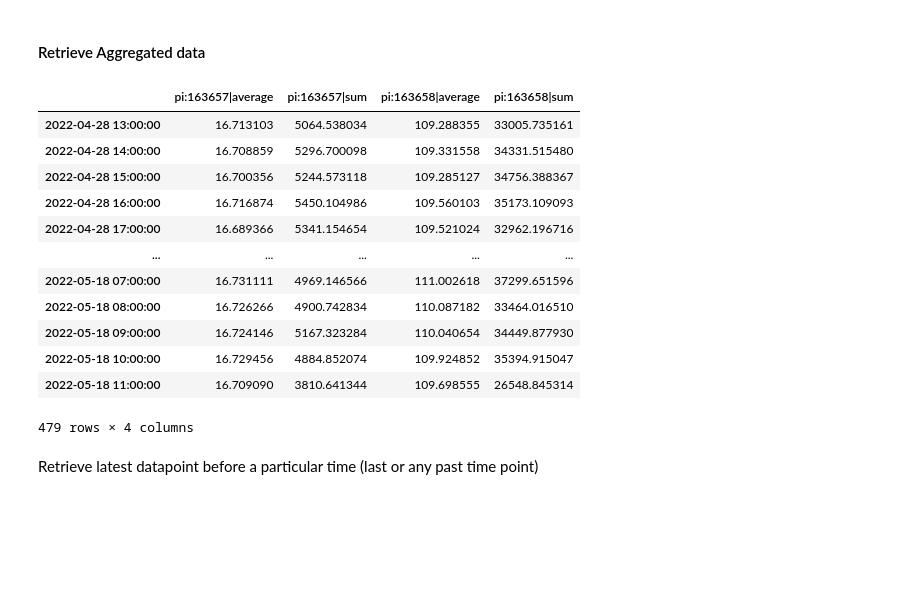
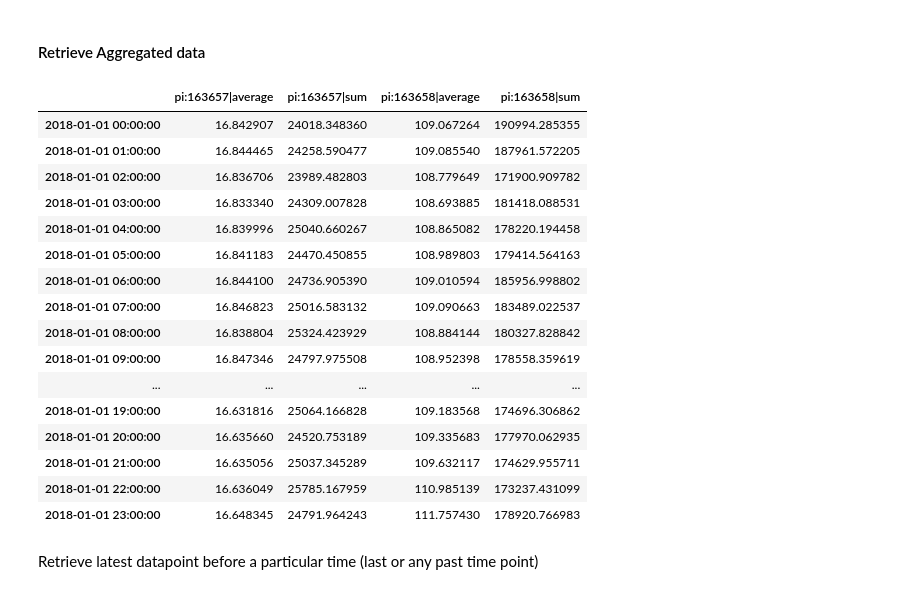
Before and after one commit to cognitedata/using-cognite-python-sdk, a Jupyter notebook: notebooks/2_List_Search_Retrieve.ipynb, the cells around one changed output. Saved outputs shown, nothing was run; the diff lists cells and outputs as text; code cells hidden in the pictures; blank space fills up the shorter version.

```diff
--- a/notebooks/2_List_Search_Retrieve.ipynb
+++ b/notebooks/2_List_Search_Retrieve.ipynb
@@ -15,4 +15,4 @@ import auth as cauth
 # %% [markdown]
 ## Create the Cognite Client
 # %%
-c = cauth.create_cognite_client(method="client-secret")
+c = cauth.create_cognite_client()
@@ -726,24 +769,28 @@ c.datapoints.retrieve(external_id=['pi:163657','pi:163658'],start=datetime(2018,
 #### Retrieve Aggregated data
 # %%
 c.datapoints.retrieve_dataframe(external_id=['pi:163657','pi:163658'],
-                    start="10w-ago",
-                    end="now",
+                    start=datetime(2018,1,1),
+                    end=datetime(2018,1,2),
                     aggregates=["average","sum"],
                     granularity="1h")
 # %% [output]
 |  | pi:163657|average | pi:163657|sum | pi:163658|average | pi:163658|sum |
-| 2022-04-28 13:00:00 | 16.713103 | 5064.538034 | 109.288355 | 33005.735161 |
-| 2022-04-28 14:00:00 | 16.708859 | 5296.700098 | 109.331558 | 34331.515480 |
-| 2022-04-28 15:00:00 | 16.700356 | 5244.573118 | 109.285127 | 34756.388367 |
-| 2022-04-28 16:00:00 | 16.716874 | 5450.104986 | 109.560103 | 35173.109093 |
-| 2022-04-28 17:00:00 | 16.689366 | 5341.154654 | 109.521024 | 32962.196716 |
+| 2018-01-01 00:00:00 | 16.842907 | 24018.348360 | 109.067264 | 190994.285355 |
+| 2018-01-01 01:00:00 | 16.844465 | 24258.590477 | 109.085540 | 187961.572205 |
+| 2018-01-01 02:00:00 | 16.836706 | 23989.482803 | 108.779649 | 171900.909782 |
+| 2018-01-01 03:00:00 | 16.833340 | 24309.007828 | 108.693885 | 181418.088531 |
+| 2018-01-01 04:00:00 | 16.839996 | 25040.660267 | 108.865082 | 178220.194458 |
+| 2018-01-01 05:00:00 | 16.841183 | 24470.450855 | 108.989803 | 179414.564163 |
+| 2018-01-01 06:00:00 | 16.844100 | 24736.905390 | 109.010594 | 185956.998802 |
+| 2018-01-01 07:00:00 | 16.846823 | 25016.583132 | 109.090663 | 183489.022537 |
+| 2018-01-01 08:00:00 | 16.838804 | 25324.423929 | 108.884144 | 180327.828842 |
+| 2018-01-01 09:00:00 | 16.847346 | 24797.975508 | 108.952398 | 178558.359619 |
 | ... | ... | ... | ... | ... |
-| 2022-05-18 07:00:00 | 16.731111 | 4969.146566 | 111.002618 | 37299.651596 |
-| 2022-05-18 08:00:00 | 16.726266 | 4900.742834 | 110.087182 | 33464.016510 |
-| 2022-05-18 09:00:00 | 16.724146 | 5167.323284 | 110.040654 | 34449.877930 |
-| 2022-05-18 10:00:00 | 16.729456 | 4884.852074 | 109.924852 | 35394.915047 |
-| 2022-05-18 11:00:00 | 16.709090 | 3810.641344 | 109.698555 | 26548.845314 |
+| 2018-01-01 19:00:00 | 16.631816 | 25064.166828 | 109.183568 | 174696.306862 |
+| 2018-01-01 20:00:00 | 16.635660 | 24520.753189 | 109.335683 | 177970.062935 |
+| 2018-01-01 21:00:00 | 16.635056 | 25037.345289 | 109.632117 | 174629.955711 |
+| 2018-01-01 22:00:00 | 16.636049 | 25785.167959 | 110.985139 | 173237.431099 |
+| 2018-01-01 23:00:00 | 16.648345 | 24791.964243 | 111.757430 | 178920.766983 |
-479 rows × 4 columns
 # %% [markdown]
 Retrieve latest datapoint before a particular time (last or any past time point)
 # %%
```
Also changed, not shown: parts of 43 cells of this notebook, 1 other file.
